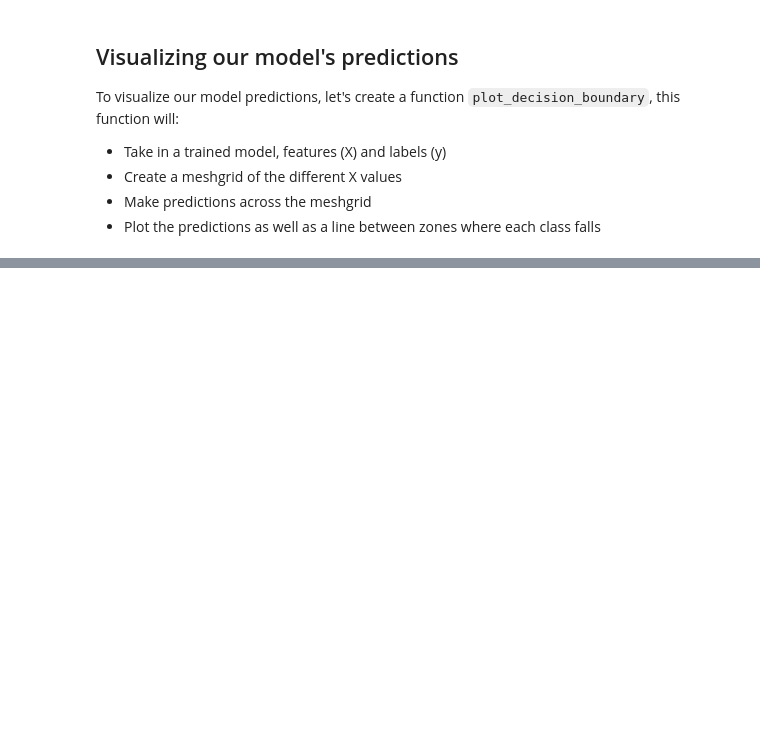
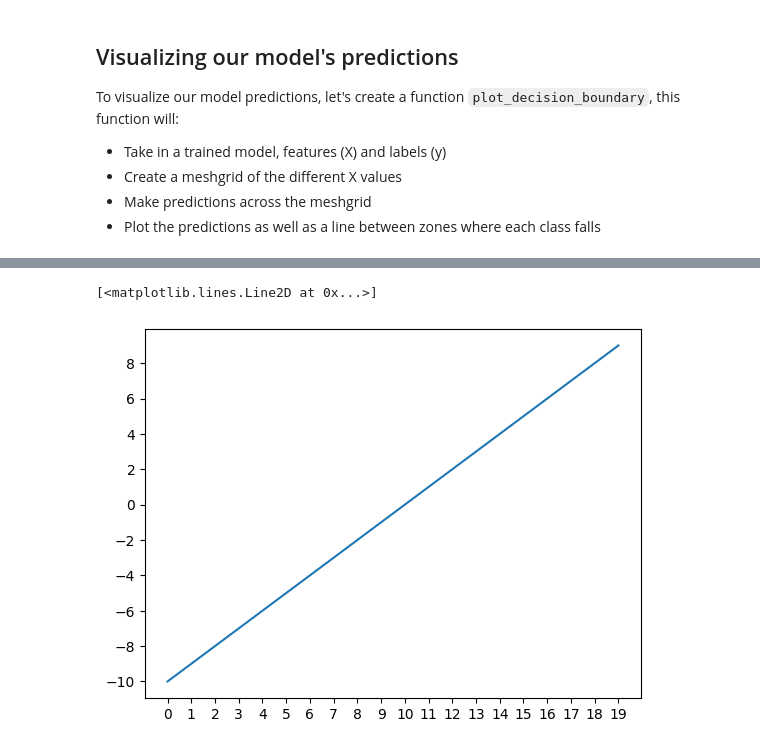
Before and after one commit to BoshiLee/tensorflow_developer_certificate, a Jupyter notebook: 02_neural_network_classification_with_tensorlfow.ipynb, the cells around one changed output, grey strips where cells are left out. Saved outputs shown, nothing was run; the diff lists cells and outputs as text; code cells hidden in the pictures; blank space fills up the shorter version.

```diff
--- a/02_neural_network_classification_with_tensorlfow.ipynb
+++ b/02_neural_network_classification_with_tensorlfow.ipynb
@@ -242,0 +420,7 @@ model_2.predict(X_test)
+# %%
+plt.xticks(tf.range(0, 20))
+plt.yticks(tf.range(-10, 10, 2))
+plt.plot(A)
+# %% [output]
+[<matplotlib.lines.Line2D at 0x...>]
+[figure, added]
```
Also changed, not shown: parts of 24 cells of this notebook, 1 other file.
